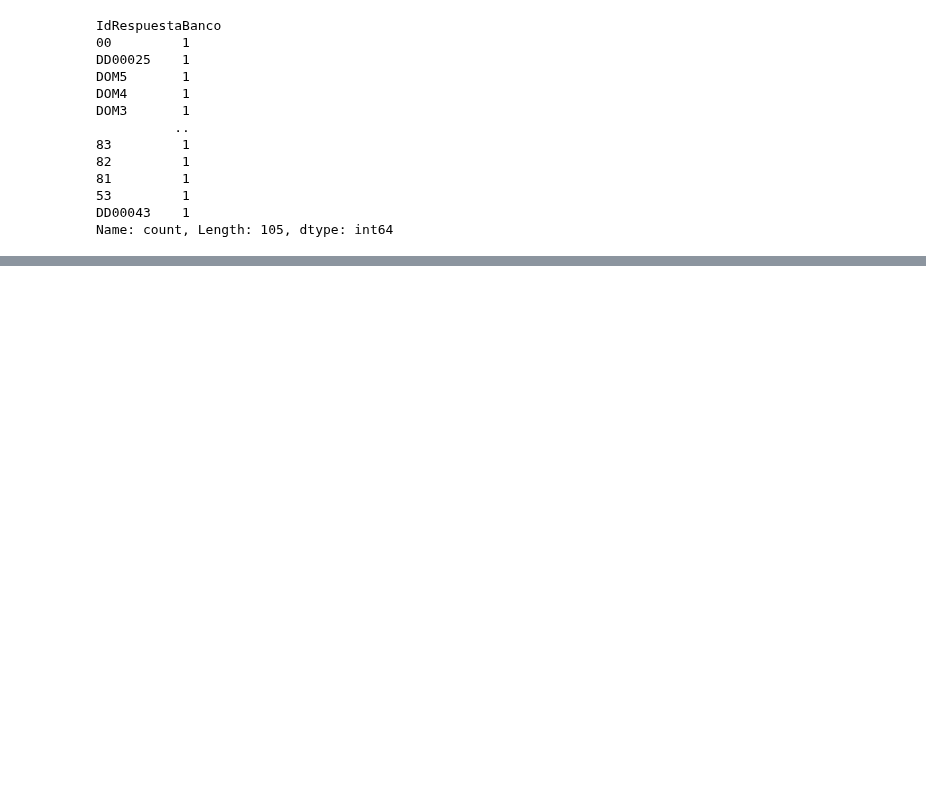
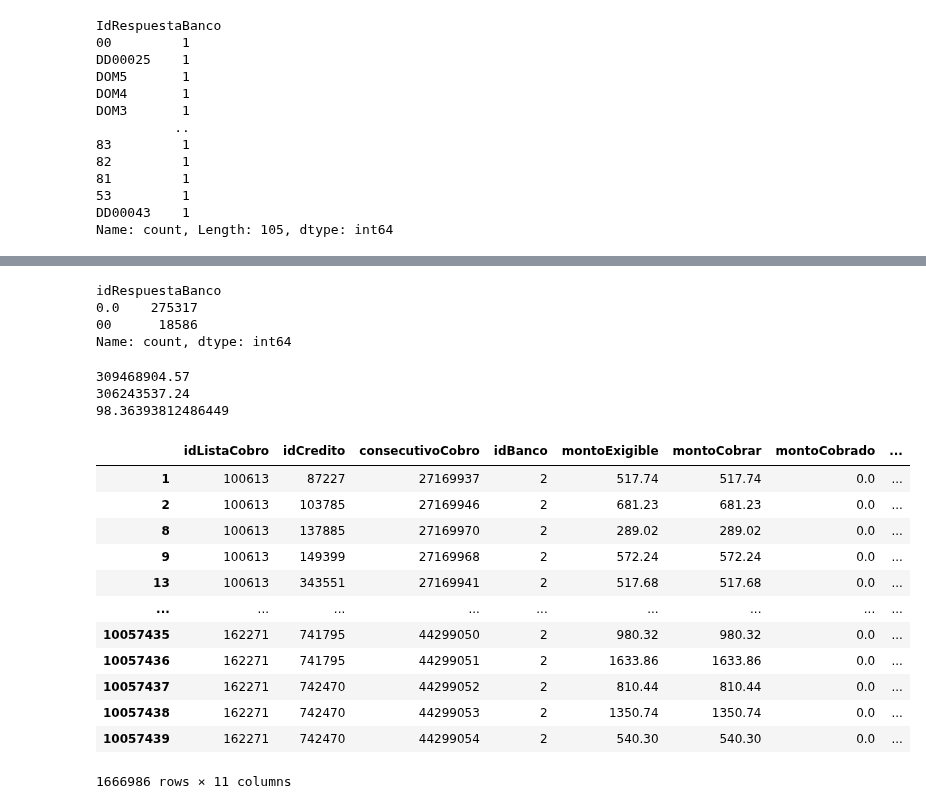
Before and after one commit to allfunso/Qubitos-Datathon, a Jupyter notebook: experiments_JP.ipynb, the cells around one changed output, grey strips where cells are left out. Saved outputs shown, nothing was run; the diff lists cells and outputs as text; code cells hidden in the pictures; blank space fills up the shorter version.

```diff
--- a/experiments_JP.ipynb
+++ b/experiments_JP.ipynb
@@ -140,0 +130,16 @@ df_detalle
+# %%
+conteo_respuestas = df_detalle_filtrado['idRespuestaBanco'].value_counts()
+print(conteo_respuestas)
+# %% [output]
+idRespuestaBanco
+0.0    275317
+00      18586
+Name: count, dtype: int64
+# %%
+print(estadistica_final['montoExigible'].sum())
+print(estadistica_final['montoCobrado'].sum())
+print(estadistica_final['porcentaje_pagado'].mean())
+# %% [output]
+309468904.57
+306243537.24
+98.36393812486449
@@ -140,0 +155,16 @@ df_detalle
+# %%
+df_detalle_filtrado0
+# %% [output]
+|  | idListaCobro | idCredito | consecutivoCobro | idBanco | montoExigible | montoCobrar | montoCobrado | ... |
+| 1 | 100613 | 87227 | 27169937 | 2 | 517.74 | 517.74 | 0.0 | ... |
+| 2 | 100613 | 103785 | 27169946 | 2 | 681.23 | 681.23 | 0.0 | ... |
+| 8 | 100613 | 137885 | 27169970 | 2 | 289.02 | 289.02 | 0.0 | ... |
+| 9 | 100613 | 149399 | 27169968 | 2 | 572.24 | 572.24 | 0.0 | ... |
+| 13 | 100613 | 343551 | 27169941 | 2 | 517.68 | 517.68 | 0.0 | ... |
+| ... | ... | ... | ... | ... | ... | ... | ... | ... |
+| 10057435 | 162271 | 741795 | 44299050 | 2 | 980.32 | 980.32 | 0.0 | ... |
+| 10057436 | 162271 | 741795 | 44299051 | 2 | 1633.86 | 1633.86 | 0.0 | ... |
+| 10057437 | 162271 | 742470 | 44299052 | 2 | 810.44 | 810.44 | 0.0 | ... |
+| 10057438 | 162271 | 742470 | 44299053 | 2 | 1350.74 | 1350.74 | 0.0 | ... |
+| 10057439 | 162271 | 742470 | 44299054 | 2 | 540.30 | 540.30 | 0.0 | ... |
+1666986 rows × 11 columns
```
Also changed, not shown: parts of 15 cells of this notebook.
